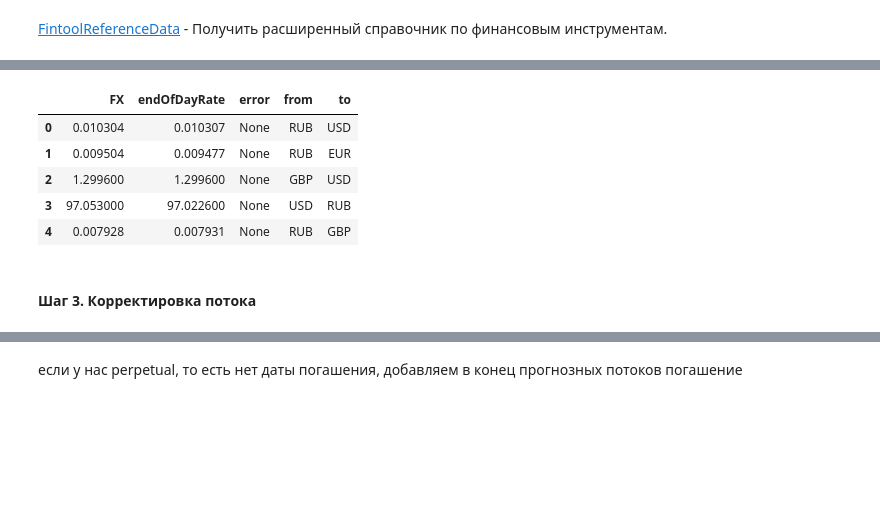
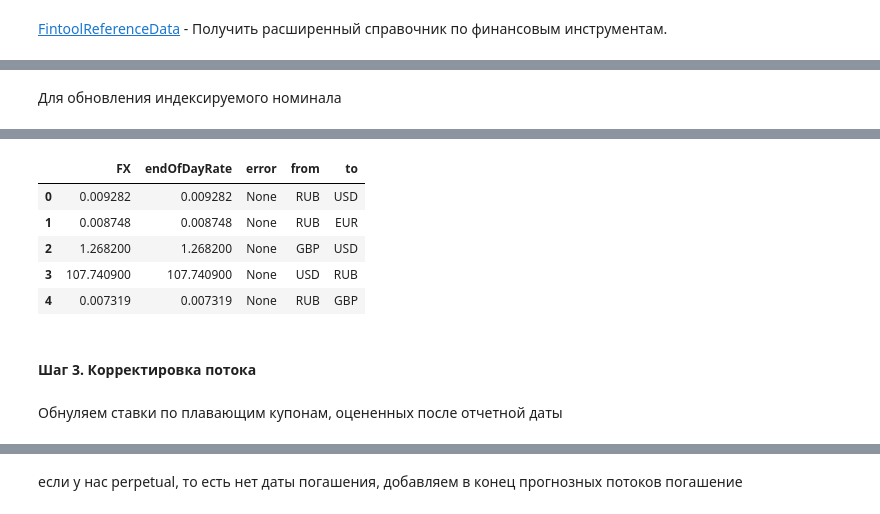
Before and after one commit to alexkobz/insurance, a Jupyter notebook: cash_flow.ipynb, the cells around one changed output, grey strips where cells are left out. Cells and saved outputs as stored; diff of their text form; code cells hidden in the pictures; blank space fills up the shorter version.

```diff
--- a/cash_flow.ipynb
+++ b/cash_flow.ipynb
@@ -98,3 +107,5 @@ TransformedFintoolReferenceData = FintoolReferenceData[FintoolReferenceData['fin
 })
 TransformedFintoolReferenceData.set_index('isin', drop=True, inplace=True)
 TransformedFintoolReferenceData['issue_date'] = pd.to_datetime(TransformedFintoolReferenceData['issue_date'])
+# %% [markdown]
+Для обновления индексируемого номинала
@@ -146,6 +165,7 @@ import socket
 from typing import List, Union, Optional, Dict, Any
 from rudata import DocsAPI
 from time import sleep
+from logger.Logger import Logger
 
 key = 'CurrencyRate'
 url: str = getattr(DocsAPI, key).url
@@ -153,9 +173,19 @@ payload: Dict[str, Any] = getattr(DocsAPI, key)().payload()
 currencies_rudata = []
 curr = TransformedCalendar[['Currency_temp', 'faceFTName']].drop_duplicates()
 curr = curr[curr['Currency_temp'] != curr['faceFTName']].dropna().reset_index(drop=True)
+
+def get_currency_rate(row):
+    try:
+        response = requests.post(url, json={'from': row['Currency_temp'], 'to': row['faceFTName'], 'date': REPORT_DATE_STR}, headers=RuDataRequest.headers)
+    except Exception as e:
+        sleep(10)
+        Logger.exception(e)
+        response = get_currency_rate(row)
+    return response
+
 for _, row in curr.iterrows():
-    ans = requests.post(url, json={'from': row['Currency_temp'], 'to': row['faceFTName'], 'date': REPORT_DATE_STR}, headers=RuDataRequest.headers)
-    result: dict = ans.json()
+    response = get_currency_rate(row)
+    result: dict = response.json()
     result["from"] = row['Currency_temp']
     result["to"] = row['faceFTName']
     currencies_rudata.append(result)
@@ -169,9 +199,9 @@ Wall time: 8.93 s
 |  | FX | endOfDayRate | error | from | to |
-| 0 | 0.010304 | 0.010307 | None | RUB | USD |
-| 1 | 0.009504 | 0.009477 | None | RUB | EUR |
-| 2 | 1.299600 | 1.299600 | None | GBP | USD |
-| 3 | 97.053000 | 97.022600 | None | USD | RUB |
-| 4 | 0.007928 | 0.007931 | None | RUB | GBP |
+| 0 | 0.009282 | 0.009282 | None | RUB | USD |
+| 1 | 0.008748 | 0.008748 | None | RUB | EUR |
+| 2 | 1.268200 | 1.268200 | None | GBP | USD |
+| 3 | 107.740900 | 107.740900 | None | USD | RUB |
+| 4 | 0.007319 | 0.007319 | None | RUB | GBP |
 # %%
 TransformedCalendar = TransformedCalendar.merge(CurrencyRate[["FX", "from", "to"]], how='left', left_on=['Currency_temp', 'faceFTName'], right_on=['from', 'to'])
 TransformedCalendar['FX'] = TransformedCalendar['FX'].fillna(1)
@@ -231,0 +252,2 @@ bonds['days_diff'] = (bonds['payment_date'] - bonds['prev_date']).dt.days
+# %% [markdown]
+Обнуляем ставки по плавающим купонам, оцененных после отчетной даты
```
Also changed, not shown: parts of 54 cells of this notebook, 3 other files.
